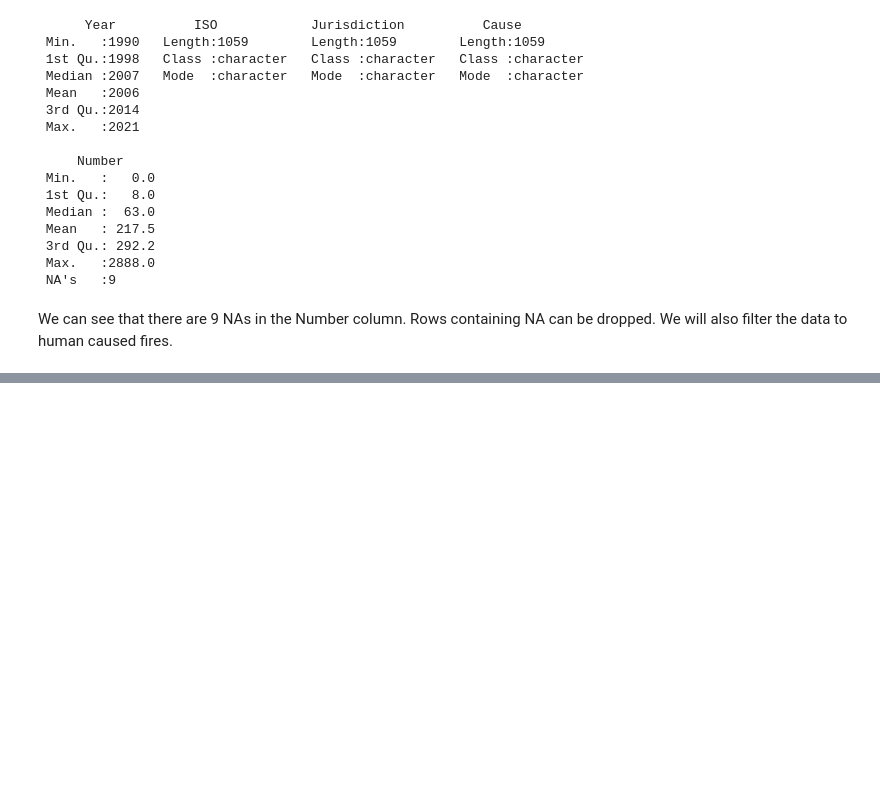
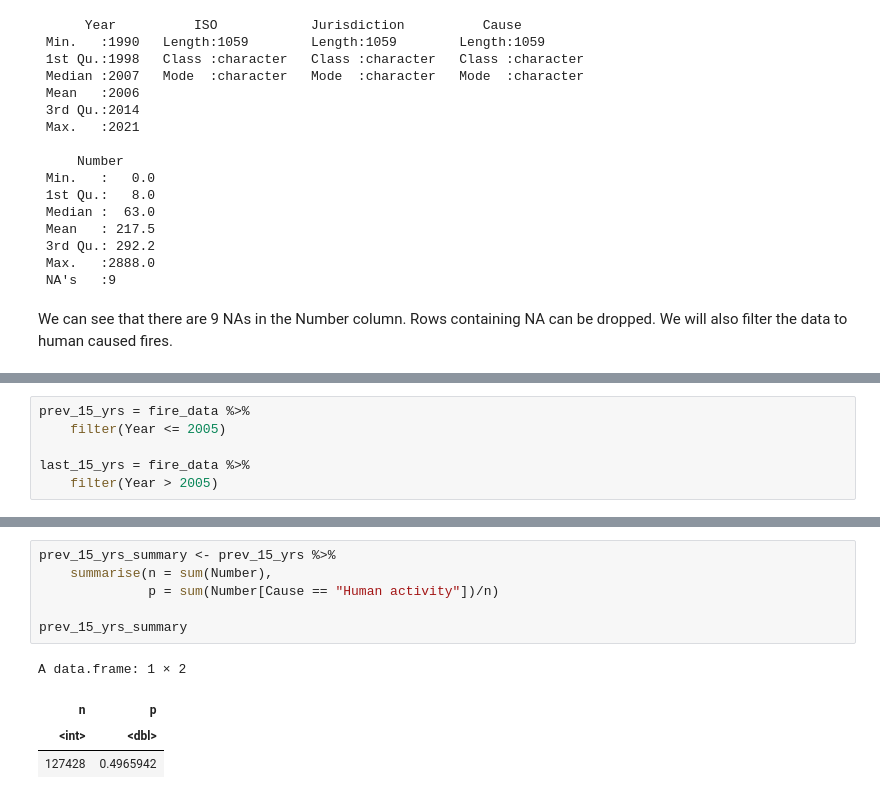
Before and after one commit to hakkd/Canada-Forest-Fires-By-Cause, a Jupyter notebook: proposal_group2.ipynb, the cells around one changed output, grey strips where cells are left out. Cells and saved outputs as stored; diff of their text form; blank space fills up the shorter version.

```diff
--- a/proposal_group2.ipynb
+++ b/proposal_group2.ipynb
@@ -98,0 +98,6 @@ fire_plot
+# %%
+prev_15_yrs = fire_data %>%
+    filter(Year <= 2005)
+
+last_15_yrs = fire_data %>%
+    filter(Year > 2005)
@@ -98,0 +114,11 @@ fire_plot
+# %%
+prev_15_yrs_summary <- prev_15_yrs %>%
+    summarise(n = sum(Number),
+              p = sum(Number[Cause == "Human activity"])/n)
+
+prev_15_yrs_summary
+# %% [output]
+A data.frame: 1 × 2
+| n | p |
+| <int> | <dbl> |
+| 127428 | 0.4965942 |
```
Also changed, not shown: parts of 4 cells of this notebook.
